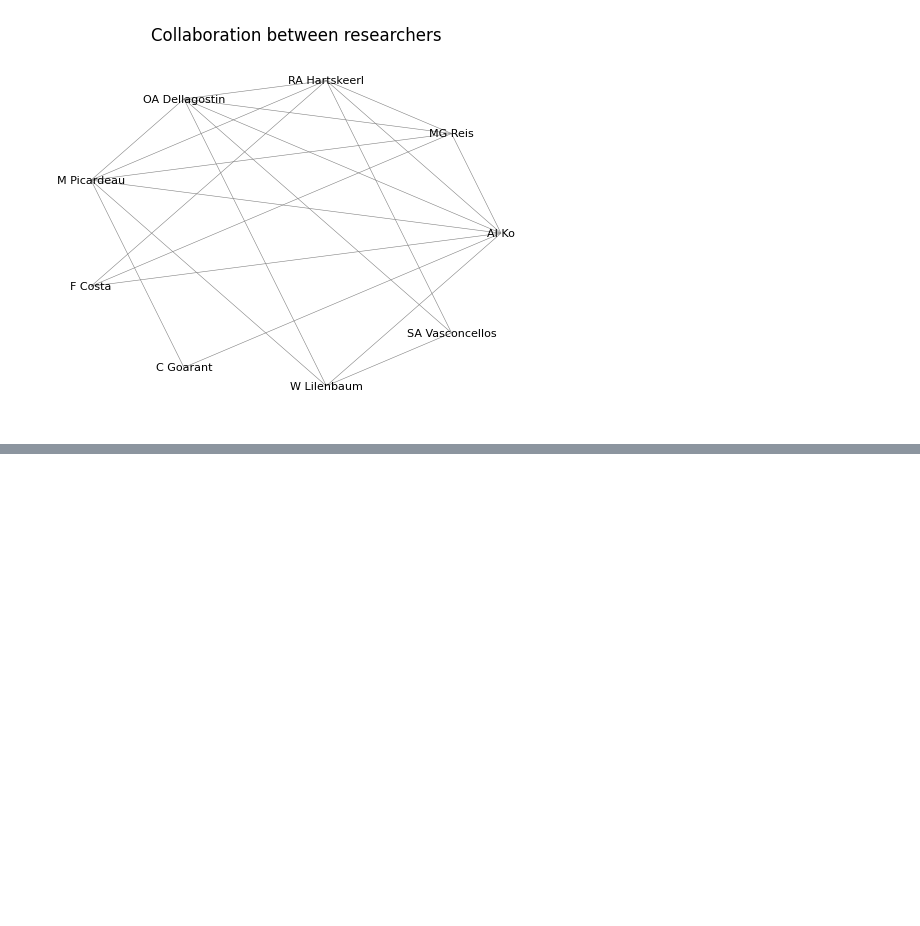
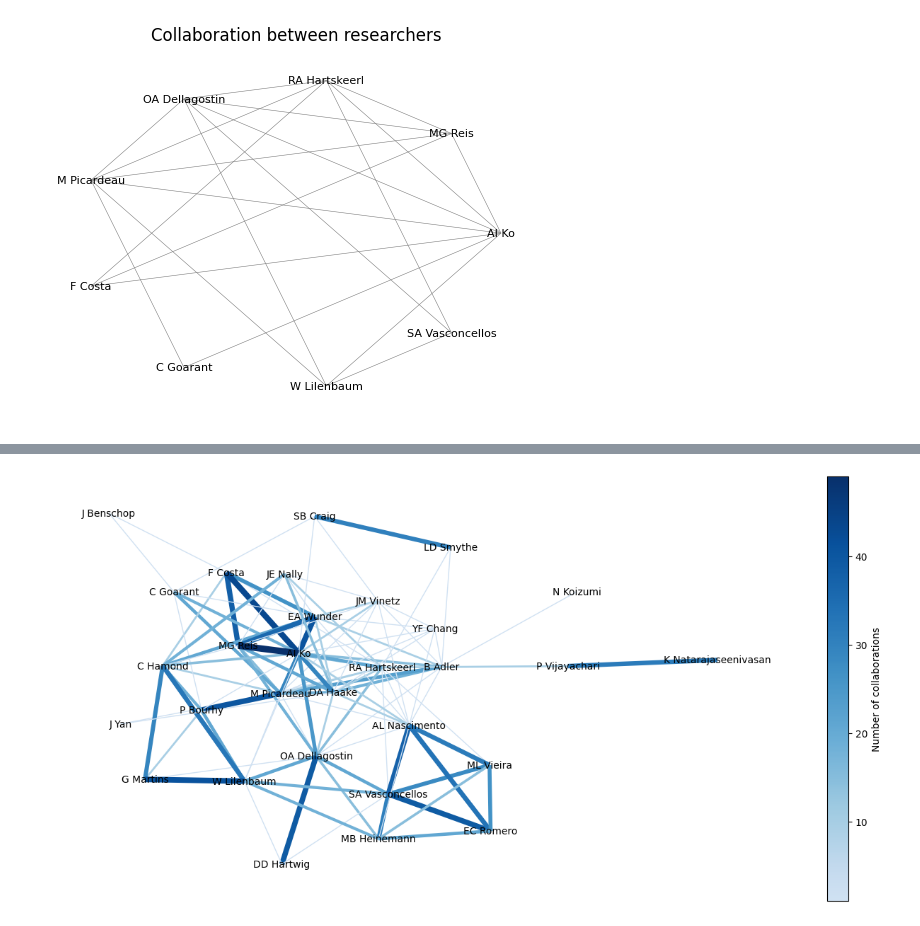
Before and after one commit to DataScienceGroup3/Group3_Leptospirosis, a Jupyter notebook: LeptospirosisNetworks.ipynb, the cells around one changed output, grey strips where cells are left out. Drawn from its saved outputs; the diff is of its cells as text; code cells hidden in the pictures; blank space fills up the shorter version.

```diff
--- a/LeptospirosisNetworks.ipynb
+++ b/LeptospirosisNetworks.ipynb
@@ -316,0 +453,82 @@ plt.savefig("AuthorCollabRecent.jpeg")
+# %%
+#---Collaborations between top 30 authors across the whole time period---
+
+
+#Identify the 30 authors who have published most articles
+frequentauthors = (fullauthors['AuthorFullname'].value_counts()[:30]).reset_index()
+
+#Empty dataframe for concatenating
+fulldf = pd.DataFrame()
+
+#Loop so each top 30 name will be added
+for i in range(30):
+  #Dataframe containing all lines where the author is that top 30 name
+  df = pd.DataFrame(fullauthors[fullauthors["AuthorFullname"] == (frequentauthors["AuthorFullname"].iloc[i])])
+  #Dataframe containing all of the papers where that author was listed
+  df2 = pd.DataFrame(fullauthors[fullauthors["PMID"].isin(df["PMID"])])
+  #Add a column with that author name
+  df2["CopyName"] = frequentauthors["AuthorFullname"].iloc[i]
+  #Dataframe containing all authors on those papers that are in the top 30 authors
+  df3 = pd.DataFrame(df2[df2["AuthorFullname"].isin(frequentauthors["AuthorFullname"])])
+  #Removing collaborations between the author and themself
+  df3 = pd.DataFrame(df3[df3["AuthorFullname"] != df3["CopyName"]])
+  #Concetenating that dataframe to the total dataframe
+  fulldf = pd.concat([fulldf,df3])
+
+#Dataframe containing only the author name and the collaboration names
+countdf = fulldf[["AuthorFullname","CopyName"]]
+
+#Grouping the columns and counting the number of collaborations between each pair
+countgrouped = countdf.groupby(countdf.columns.tolist(),as_index=False).size()
+
+#Adding columns with the rows sorted alphabetically
+countgrouped[['x', 'y']] = np.sort(countgrouped[['AuthorFullname', 'CopyName']], axis=1)
+
+#Dropping duplicate rows of x and y, so each collaboration is counted once not twice
+countdropped = countgrouped.drop_duplicates(['x', 'y']).drop(['x', 'y'], axis=1)
+
+#Make a column for the log of the number of articles, to be used as scale for the width and colour
+countdropped["sizelog"] = (np.log2(countdropped["size"])+1)
+#Sorting by number of collaborations
+countdropped = countdropped.sort_values('size')
+#Display the collaborations dataframe
+ipd.display(countdropped)
+
+#Setting the figure size
+plt.figure(figsize=(13,6))
+
+#Creating the network of collaboration between authors
+authornetwork = nx.from_pandas_edgelist(countdropped, 'AuthorFullname', 'CopyName', edge_attr=['size','sizelog'], create_using=nx.Graph())
+
+#Getting the weights for each edge of the network
+weights = nx.get_edge_attributes(authornetwork,'sizelog').values()
+
+#Drawing the network and adjusting how it looks
+nx.draw(authornetwork, with_labels=True,
+        node_size=0,
+        node_shape="o",
+        node_color="blue",
+        linewidths=1,
+        width=list(weights), #Scaling width to number of collaborations
+        font_size=10,
+        font_color="black",
+        edge_color=list(weights), #Scaling colour to number of edges
+        pos=nx.kamada_kawai_layout(authornetwork),
+        edge_cmap=new_cmap) #Setting the new cmap for colours
+
+#Setting the range for the colourbar
+colours=range(1,50)
+vmin = min(colours)
+vmax = max(colours)
+
+#Setting the colourmap for the colourbar
+cmap=new_cmap
+
+#Making and plotting the colourbar
+sm = plt.cm.ScalarMappable(cmap=new_cmap, norm=plt.Normalize(vmin = vmin, vmax=vmax))
+sm._A = []
+plt.colorbar(sm,ax=plt.gca(),label="Number of collaborations")
+
+#Saving the network
+plt.savefig("AuthorCollab30.jpeg")
+# %% [output]
@@ -316,0 +548 @@ plt.savefig("AuthorCollabRecent.jpeg")
+[figure, added]
```
Also changed, not shown: parts of 15 cells of this notebook.
